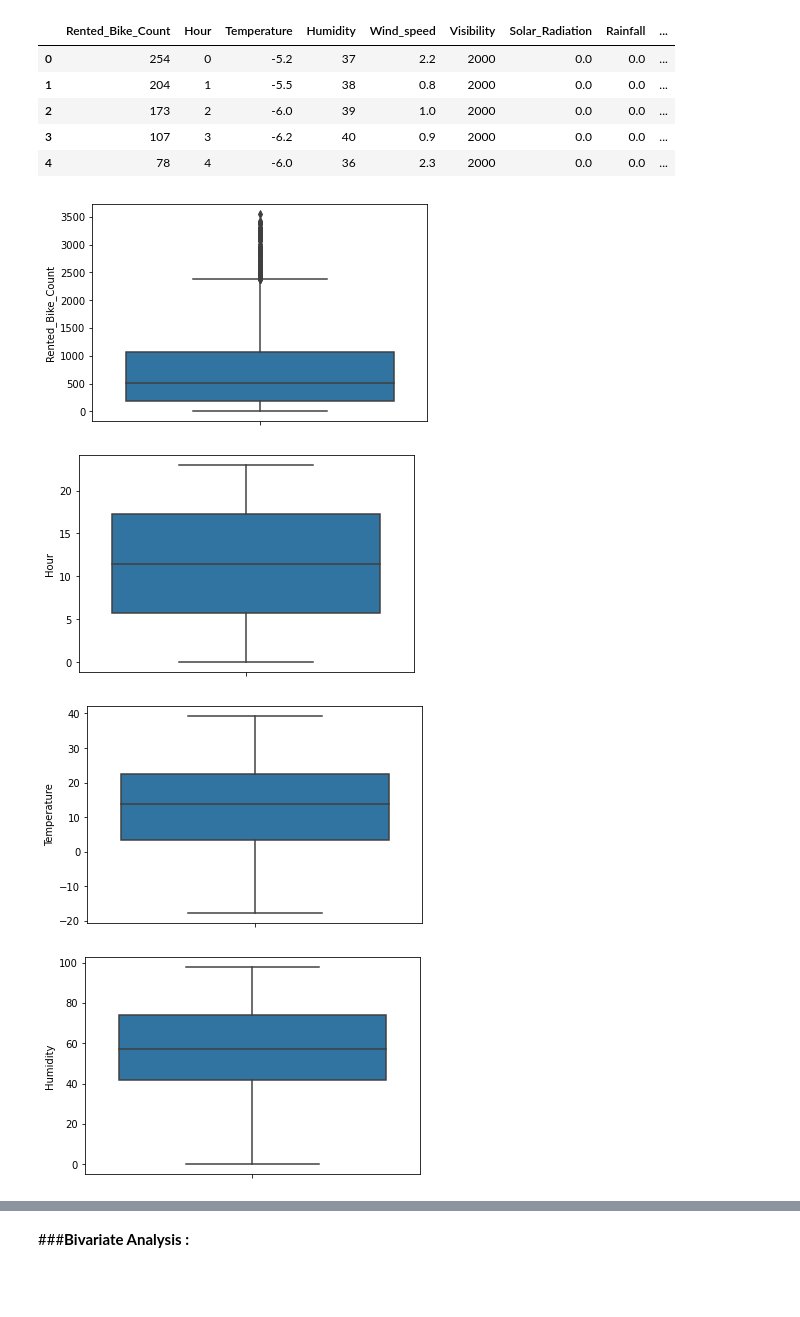
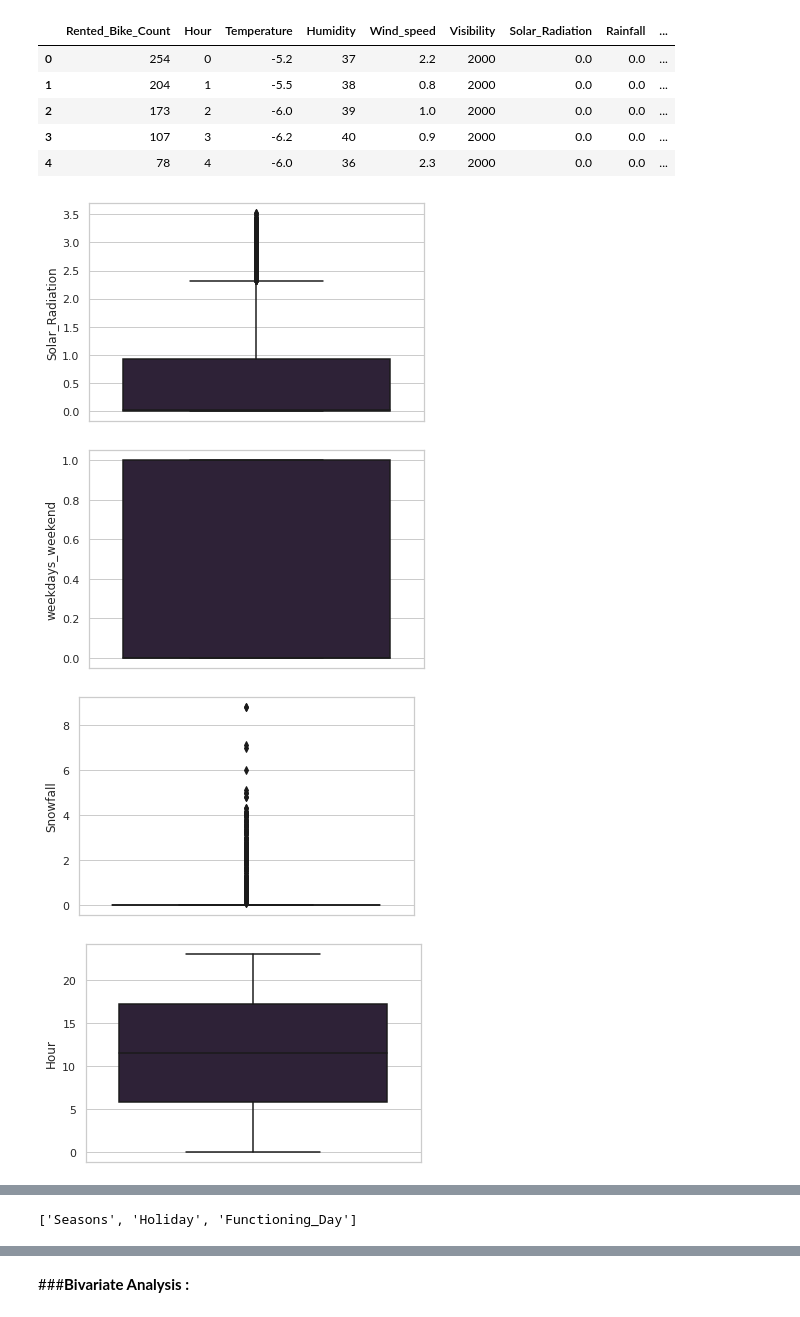
Before and after one commit to gauravmalakar08/Bike-Sharing-Demand-Prediction, a Jupyter notebook: Bike_Sharing_Demand_Prediction_2_Capstone_Project.ipynb, the cells around one changed output, grey strips where cells are left out. Saved outputs shown, nothing was run; the diff lists cells and outputs as text; code cells hidden in the pictures; blank space fills up the shorter version.

```diff
--- a/Bike_Sharing_Demand_Prediction_2_Capstone_Project.ipynb
+++ b/Bike_Sharing_Demand_Prediction_2_Capstone_Project.ipynb
@@ -31,13 +31,16 @@
 * ### Holiday - Holiday/No holiday
 * ### Functional Day - NoFunc(Non Functional Hours), Fun(Functional hours)
 # %%
+from seaborn.rcmod import set_style
 # Importing libraries
 
 import pandas as pd
 import numpy as np
+from numpy import math
 import matplotlib.pyplot as plt
 %matplotlib inline
 import seaborn as sns
+sns.set_theme(style= 'whitegrid', palette = 'mako')
 
 import datetime as dt
 from datetime import datetime
@@ -50,8 +53,8 @@ from sklearn.linear_model import Ridge
 from sklearn.linear_model import ElasticNet
 from sklearn.tree import DecisionTreeRegressor
 from sklearn.ensemble import RandomForestRegressor
-from sklearn.ensemble import GradientBoostingRegressor
-from xgboost import XGBRegressor
+import xgboost as xgb
+from xgboost.sklearn import XGBRegressor
 
 from sklearn.preprocessing import MinMaxScaler
 from sklearn.preprocessing import OneHotEncoder
@@ -259,15 +262,14 @@ df.head()
 | 3 | 107 | 3 | -6.2 | 40 | 0.9 | 2000 | 0.0 | 0.0 | ... |
 | 4 | 78 | 4 | -6.0 | 36 | 2.3 | 2000 | 0.0 | 0.0 | ... |
 # %%
-#Categosing the numerical columns for plotting
-num_var = ['Rented_Bike_Count', 'Hour', 'Temperature','Humidity',
-       'Wind_speed', 'Visibility','Solar_Radiation','Rainfall','Snowfall']
+# Numerical features plotting
 
+num_var = list(set(df.describe()))
 for i in num_var:
     sns.boxplot(y = df[i])
     plt.show()
 # %% [output]
-[figure, old version]
+[figure, new version]
-[figure, old version]
+[figure, new version]
-[figure, old version]
+[figure, new version]
-[figure, old version]
+[figure, new version]
@@ -281,3 +283,10 @@ cat_var = ['Seasons','Holiday','Functioning_Day','month','weekdays_weekend']
+# %%
+# cateogrical feature plotting
+
+cat_var = list(set(df.describe(include = 'all')) - set(df.describe()))
+cat_var
+# %% [output]
+['Seasons', 'Holiday', 'Functioning_Day']
 # %%
 for i in cat_var:
     sns.countplot(x = df[i],)
```
Also changed, not shown: parts of 196 cells of this notebook.
